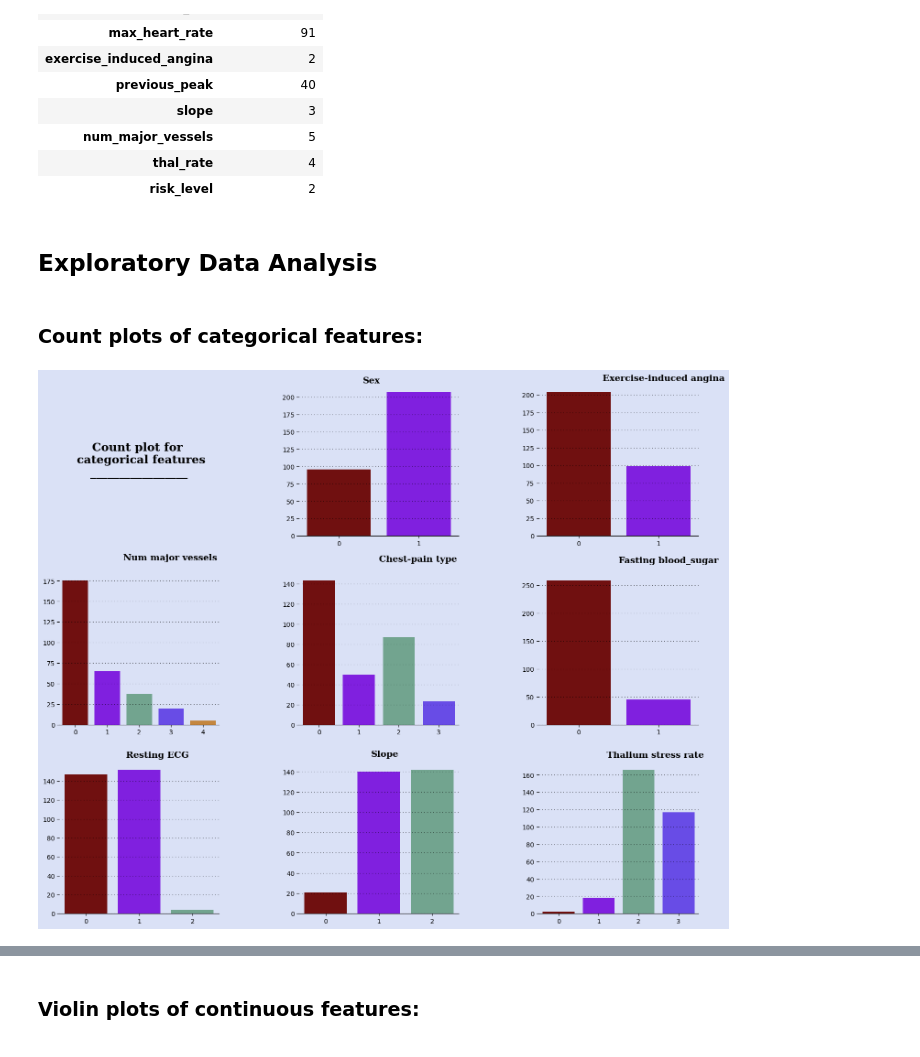
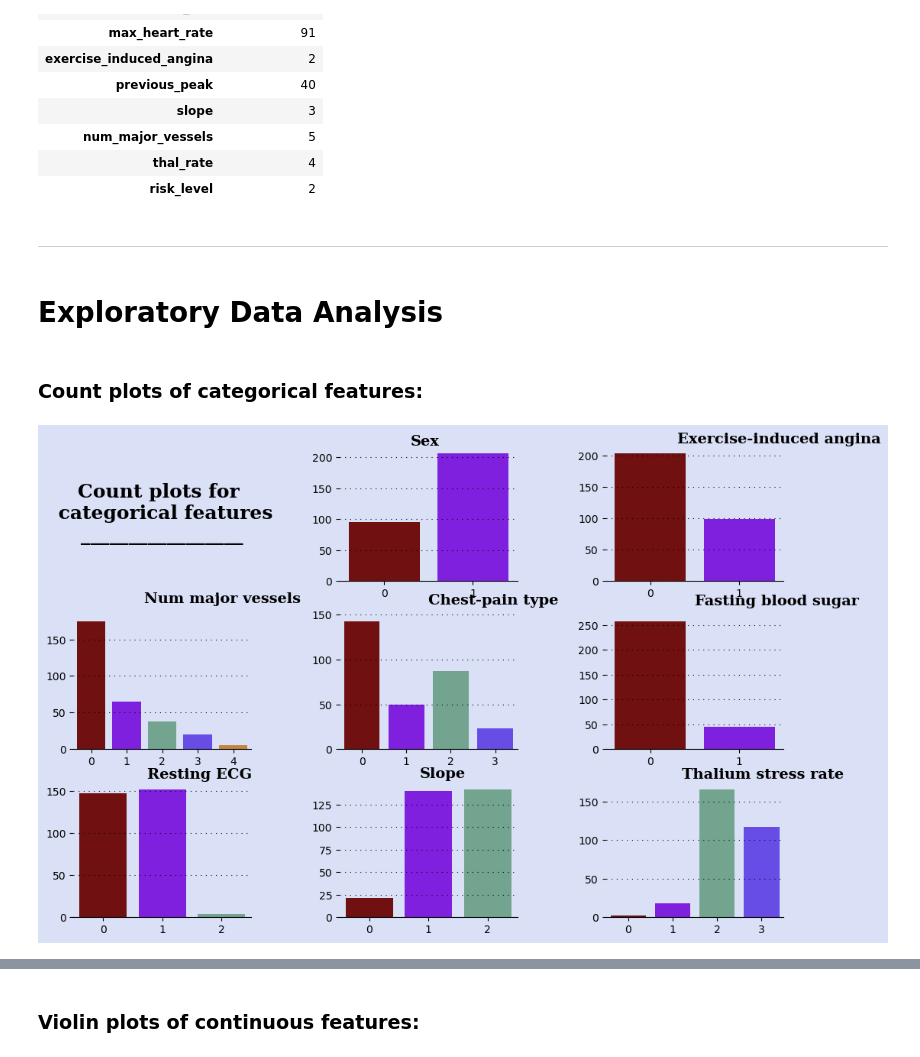
Before and after one commit to markcoty/Heart-Attack-Prediction-Model, a Jupyter notebook: 1 - Heart Project EDA-v3.ipynb, the cells around one changed output, grey strips where cells are left out. Saved outputs shown, nothing was run; the diff lists cells and outputs as text; code cells hidden in the pictures.

```diff
--- a/1 - Heart Project EDA-v3.ipynb
+++ b/1 - Heart Project EDA-v3.ipynb
@@ -152,15 +164,17 @@ pd.DataFrame(dict,index=["unique count"]).transpose()
 | num_major_vessels | 5 |
 | thal_rate | 4 |
 | risk_level | 2 |
+# %% [markdown]
+-----------------------------------------------------------------------------------------------------------
 # %% [markdown]
-## Exploratory Data Analysis
+# Exploratory Data Analysis
 # %%
 import seaborn as sns
 import matplotlib.pyplot as plt
 # %% [markdown]
 ### Count plots of categorical features:
 # %%
-fig = plt.figure(figsize=(18,15))
+fig = plt.figure(figsize=(12,8))
 gs = fig.add_gridspec(3,3)
 gs.update(wspace=0.5, hspace=0.25)
 ax0 = fig.add_subplot(gs[0,0])
@@ -195,7 +209,7 @@ ax0.tick_params(left=False, bottom=False)
 ax0.set_xticklabels([])
 ax0.set_yticklabels([])
 ax0.text(0.5,0.5,
-         'Count plot for \n categorical features\n_________________',
+         'Count plots for \n categorical features\n_________________',
          horizontalalignment='center',
          verticalalignment='center',
          fontsize=18, fontweight='bold',
@@ -231,7 +245,7 @@ ax4.set_xlabel("")
 ax4.set_ylabel("")
 
 # Fbs count
-ax5.text(0.5, 290, 'Fasting blood_sugar', fontsize=14, fontweight='bold', fontfamily='serif', color="#000000")
+ax5.text(0.5, 290, 'Fasting blood sugar', fontsize=14, fontweight='bold', fontfamily='serif', color="#000000")
 ax5.grid(color='#000000', linestyle=':', axis='y', zorder=0,  dashes=(1,5))
 sns.countplot(ax=ax5,data=df,x='fasting_blood_sugar',palette=color_palette)
 ax5.set_xlabel("")
@@ -241,31 +255,31 @@ ax5.set_ylabel("")
 ax6.text(0.75, 165, 'Resting ECG', fontsize=14, fontweight='bold', fontfamily='serif', color="#000000")
 ax6.grid(color='#000000', linestyle=':', axis='y', zorder=0,  dashes=(1,5))
 sns.countplot(ax=ax6,data=df,x='resting_ecg',palette=color_palette)
 ax6.set_xlabel("")
 ax6.set_ylabel("")
 
 # Slp count
 ax7.text(0.85, 155, 'Slope', fontsize=14, fontweight='bold', fontfamily='serif', color="#000000")
 ax7.grid(color='#000000', linestyle=':', axis='y', zorder=0,  dashes=(1,5))
 sns.countplot(ax=ax7,data=df,x='slope',palette=color_palette)
 ax7.set_xlabel("")
 ax7.set_ylabel("")
 
 # Thall count
 ax8.text(1.2, 180, 'Thalium stress rate', fontsize=14, fontweight='bold', fontfamily='serif', color="#000000")
 ax8.grid(color='#000000', linestyle=':', axis='y', zorder=0,  dashes=(1,5))
 sns.countplot(ax=ax8,data=df,x='thal_rate',palette=color_palette)
 ax8.set_xlabel("")
 ax8.set_ylabel("")
 
 for s in ["top","right","left"]:
     ax1.spines[s].set_visible(False)
     ax2.spines[s].set_visible(False)
     ax3.spines[s].set_visible(False)
     ax4.spines[s].set_visible(False)
     ax5.spines[s].set_visible(False)
     ax6.spines[s].set_visible(False)
     ax7.spines[s].set_visible(False)
     ax8.spines[s].set_visible(False)
 # %% [output]
-[figure, old version]
+[figure, new version]
```
Also changed, not shown: parts of 27 cells of this notebook.
